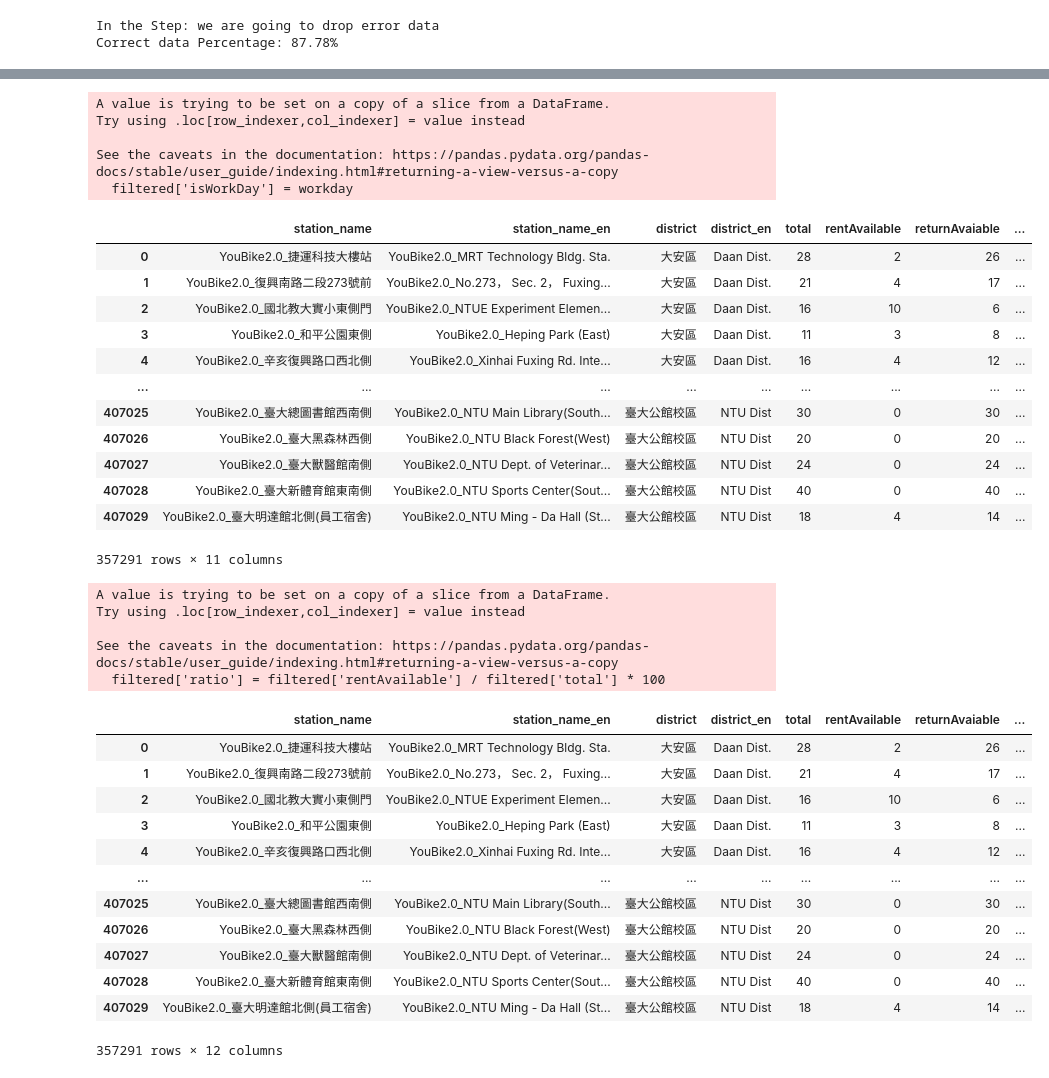
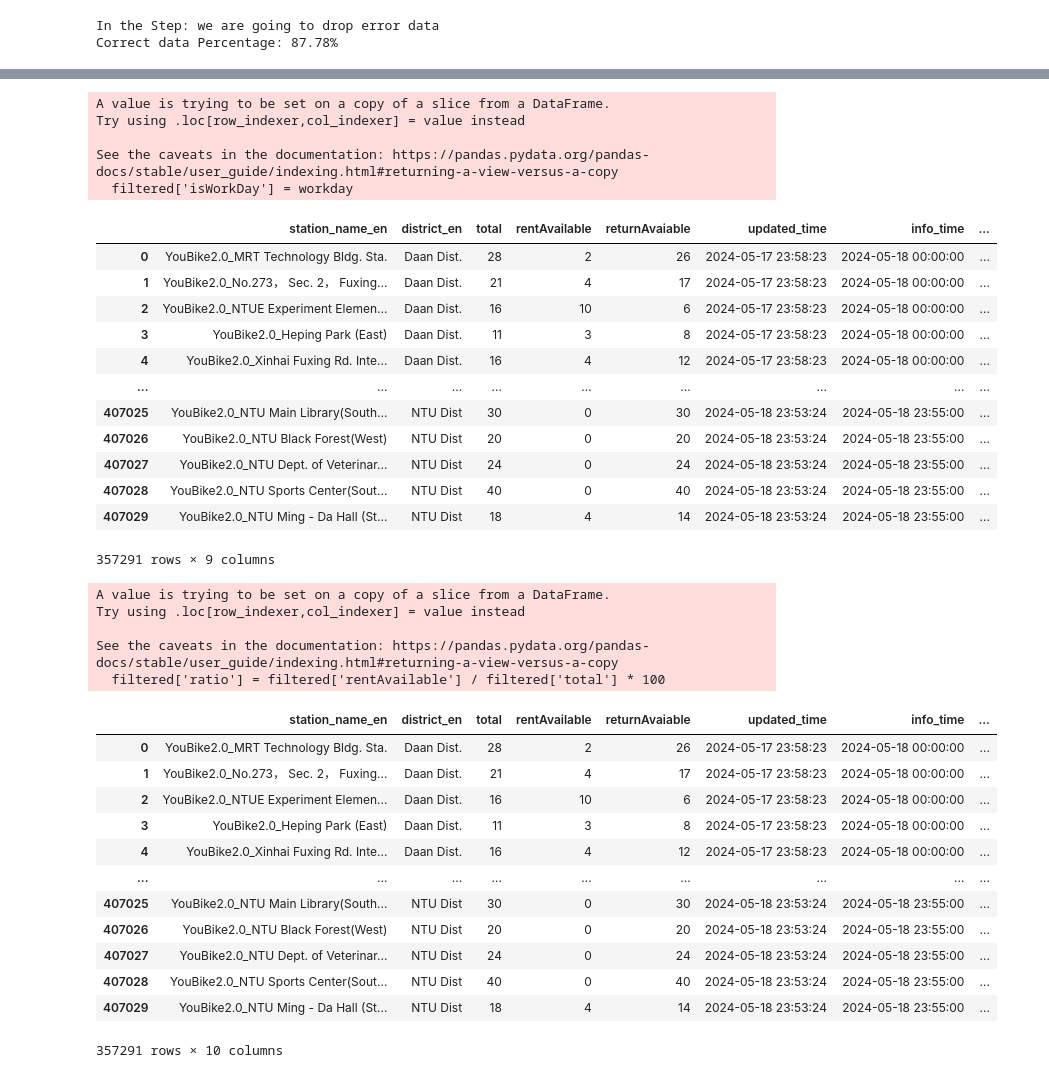
Before and after one commit to victorDeveloper0821/UbikeDataAnalysis, a Jupyter notebook: youBikeAnalytics.ipynb, the cells around one changed output, grey strips where cells are left out. Drawn from its saved outputs; the diff is of its cells as text; code cells hidden in the pictures.

```diff
--- a/youBikeAnalytics.ipynb
+++ b/youBikeAnalytics.ipynb
@@ -82,7 +80,7 @@ VBox(children=(VBox(children=(Checkbox(value=False, description='define the outl
 # %%
 print('In the Step: we are going to drop serial columns')
 # drop column here axis=0 indicates data in row, axis=1 indicates data in column
-bikecsv = bikecsv.drop(axis=1, columns=['_id', 'station_no'])
+bikecsv = bikecsv.drop(axis=1, columns=['_id', 'station_no','station_name','district'])
 bikecsv
 # %% [output]
 In the Step: we are going to drop serial columns
@@ -169,34 +132,32 @@ See the caveats in the documentation: https://pandas.pydata.org/pandas-docs/stab
 # %%
 ## judge if current time is workday or not
 def isWorkHour (timeSeries):
     work_day = timeSeries.weekday() < 5
     work_hour = timeSeries.hour >= 8 & timeSeries.hour < 19
     return work_day & work_hour
 
 workday = filtered['info_time'].apply(isWorkHour)
 
 filtered['isWorkDay'] = workday
-
-filtered
 # %% [output]
 A value is trying to be set on a copy of a slice from a DataFrame.
 Try using .loc[row_indexer,col_indexer] = value instead
 
 See the caveats in the documentation: https://pandas.pydata.org/pandas-docs/stable/user_guide/indexing.html#returning-a-view-versus-a-copy
   filtered['isWorkDay'] = workday
-|  | station_name | station_name_en | district | district_en | total | rentAvailable | returnAvaiable | ... |
-| 0 | YouBike2.0_捷運科技大樓站 | YouBike2.0_MRT Technology Bldg. Sta. | 大安區 | Daan Dist. | 28 | 2 | 26 | ... |
-| 1 | YouBike2.0_復興南路二段273號前 | YouBike2.0_No.273， Sec. 2， Fuxing... | 大安區 | Daan Dist. | 21 | 4 | 17 | ... |
-| 2 | YouBike2.0_國北教大實小東側門 | YouBike2.0_NTUE Experiment Elemen... | 大安區 | Daan Dist. | 16 | 10 | 6 | ... |
-| 3 | YouBike2.0_和平公園東側 | YouBike2.0_Heping Park (East) | 大安區 | Daan Dist. | 11 | 3 | 8 | ... |
-| 4 | YouBike2.0_辛亥復興路口西北側 | YouBike2.0_Xinhai Fuxing Rd. Inte... | 大安區 | Daan Dist. | 16 | 4 | 12 | ... |
+|  | station_name_en | district_en | total | rentAvailable | returnAvaiable | updated_time | info_time | ... |
+| 0 | YouBike2.0_MRT Technology Bldg. Sta. | Daan Dist. | 28 | 2 | 26 | 2024-05-17 23:58:23 | 2024-05-18 00:00:00 | ... |
+| 1 | YouBike2.0_No.273， Sec. 2， Fuxing... | Daan Dist. | 21 | 4 | 17 | 2024-05-17 23:58:23 | 2024-05-18 00:00:00 | ... |
+| 2 | YouBike2.0_NTUE Experiment Elemen... | Daan Dist. | 16 | 10 | 6 | 2024-05-17 23:58:23 | 2024-05-18 00:00:00 | ... |
+| 3 | YouBike2.0_Heping Park (East) | Daan Dist. | 11 | 3 | 8 | 2024-05-17 23:58:23 | 2024-05-18 00:00:00 | ... |
+| 4 | YouBike2.0_Xinhai Fuxing Rd. Inte... | Daan Dist. | 16 | 4 | 12 | 2024-05-17 23:58:23 | 2024-05-18 00:00:00 | ... |
 | ... | ... | ... | ... | ... | ... | ... | ... | ... |
-| 407025 | YouBike2.0_臺大總圖書館西南側 | YouBike2.0_NTU Main Library(South... | 臺大公館校區 | NTU Dist | 30 | 0 | 30 | ... |
-| 407026 | YouBike2.0_臺大黑森林西側 | YouBike2.0_NTU Black Forest(West) | 臺大公館校區 | NTU Dist | 20 | 0 | 20 | ... |
-| 407027 | YouBike2.0_臺大獸醫館南側 | YouBike2.0_NTU Dept. of Veterinar... | 臺大公館校區 | NTU Dist | 24 | 0 | 24 | ... |
-| 407028 | YouBike2.0_臺大新體育館東南側 | YouBike2.0_NTU Sports Center(Sout... | 臺大公館校區 | NTU Dist | 40 | 0 | 40 | ... |
-| 407029 | YouBike2.0_臺大明達館北側(員工宿舍) | YouBike2.0_NTU Ming - Da Hall (St... | 臺大公館校區 | NTU Dist | 18 | 4 | 14 | ... |
+| 407025 | YouBike2.0_NTU Main Library(South... | NTU Dist | 30 | 0 | 30 | 2024-05-18 23:53:24 | 2024-05-18 23:55:00 | ... |
+| 407026 | YouBike2.0_NTU Black Forest(West) | NTU Dist | 20 | 0 | 20 | 2024-05-18 23:53:24 | 2024-05-18 23:55:00 | ... |
+| 407027 | YouBike2.0_NTU Dept. of Veterinar... | NTU Dist | 24 | 0 | 24 | 2024-05-18 23:53:24 | 2024-05-18 23:55:00 | ... |
+| 407028 | YouBike2.0_NTU Sports Center(Sout... | NTU Dist | 40 | 0 | 40 | 2024-05-18 23:53:24 | 2024-05-18 23:55:00 | ... |
+| 407029 | YouBike2.0_NTU Ming - Da Hall (St... | NTU Dist | 18 | 4 | 14 | 2024-05-18 23:53:24 | 2024-05-18 23:55:00 | ... |
-357291 rows × 11 columns
+357291 rows × 9 columns
 # %%
 ## Add ratio between rentAvailable and total
 filtered['ratio'] = filtered['rentAvailable'] / filtered['total'] * 100
@@ -208,18 +169,18 @@ Try using .loc[row_indexer,col_indexer] = value instead
 
 See the caveats in the documentation: https://pandas.pydata.org/pandas-docs/stable/user_guide/indexing.html#returning-a-view-versus-a-copy
   filtered['ratio'] = filtered['rentAvailable'] / filtered['total'] * 100
-|  | station_name | station_name_en | district | district_en | total | rentAvailable | returnAvaiable | ... |
-| 0 | YouBike2.0_捷運科技大樓站 | YouBike2.0_MRT Technology Bldg. Sta. | 大安區 | Daan Dist. | 28 | 2 | 26 | ... |
-| 1 | YouBike2.0_復興南路二段273號前 | YouBike2.0_No.273， Sec. 2， Fuxing... | 大安區 | Daan Dist. | 21 | 4 | 17 | ... |
-| 2 | YouBike2.0_國北教大實小東側門 | YouBike2.0_NTUE Experiment Elemen... | 大安區 | Daan Dist. | 16 | 10 | 6 | ... |
-| 3 | YouBike2.0_和平公園東側 | YouBike2.0_Heping Park (East) | 大安區 | Daan Dist. | 11 | 3 | 8 | ... |
-| 4 | YouBike2.0_辛亥復興路口西北側 | YouBike2.0_Xinhai Fuxing Rd. Inte... | 大安區 | Daan Dist. | 16 | 4 | 12 | ... |
+|  | station_name_en | district_en | total | rentAvailable | returnAvaiable | updated_time | info_time | ... |
+| 0 | YouBike2.0_MRT Technology Bldg. Sta. | Daan Dist. | 28 | 2 | 26 | 2024-05-17 23:58:23 | 2024-05-18 00:00:00 | ... |
+| 1 | YouBike2.0_No.273， Sec. 2， Fuxing... | Daan Dist. | 21 | 4 | 17 | 2024-05-17 23:58:23 | 2024-05-18 00:00:00 | ... |
+| 2 | YouBike2.0_NTUE Experiment Elemen... | Daan Dist. | 16 | 10 | 6 | 2024-05-17 23:58:23 | 2024-05-18 00:00:00 | ... |
+| 3 | YouBike2.0_Heping Park (East) | Daan Dist. | 11 | 3 | 8 | 2024-05-17 23:58:23 | 2024-05-18 00:00:00 | ... |
+| 4 | YouBike2.0_Xinhai Fuxing Rd. Inte... | Daan Dist. | 16 | 4 | 12 | 2024-05-17 23:58:23 | 2024-05-18 00:00:00 | ... |
 | ... | ... | ... | ... | ... | ... | ... | ... | ... |
-| 407025 | YouBike2.0_臺大總圖書館西南側 | YouBike2.0_NTU Main Library(South... | 臺大公館校區 | NTU Dist | 30 | 0 | 30 | ... |
-| 407026 | YouBike2.0_臺大黑森林西側 | YouBike2.0_NTU Black Forest(West) | 臺大公館校區 | NTU Dist | 20 | 0 | 20 | ... |
-| 407027 | YouBike2.0_臺大獸醫館南側 | YouBike2.0_NTU Dept. of Veterinar... | 臺大公館校區 | NTU Dist | 24 | 0 | 24 | ... |
-| 407028 | YouBike2.0_臺大新體育館東南側 | YouBike2.0_NTU Sports Center(Sout... | 臺大公館校區 | NTU Dist | 40 | 0 | 40 | ... |
-| 407029 | YouBike2.0_臺大明達館北側(員工宿舍) | YouBike2.0_NTU Ming - Da Hall (St... | 臺大公館校區 | NTU Dist | 18 | 4 | 14 | ... |
+| 407025 | YouBike2.0_NTU Main Library(South... | NTU Dist | 30 | 0 | 30 | 2024-05-18 23:53:24 | 2024-05-18 23:55:00 | ... |
+| 407026 | YouBike2.0_NTU Black Forest(West) | NTU Dist | 20 | 0 | 20 | 2024-05-18 23:53:24 | 2024-05-18 23:55:00 | ... |
+| 407027 | YouBike2.0_NTU Dept. of Veterinar... | NTU Dist | 24 | 0 | 24 | 2024-05-18 23:53:24 | 2024-05-18 23:55:00 | ... |
+| 407028 | YouBike2.0_NTU Sports Center(Sout... | NTU Dist | 40 | 0 | 40 | 2024-05-18 23:53:24 | 2024-05-18 23:55:00 | ... |
+| 407029 | YouBike2.0_NTU Ming - Da Hall (St... | NTU Dist | 18 | 4 | 14 | 2024-05-18 23:53:24 | 2024-05-18 23:55:00 | ... |
-357291 rows × 12 columns
+357291 rows × 10 columns
 # %%
 groupByHourAndDistrict = filtered.groupby([filtered['info_time'].dt.hour, 'district_en'])
```
Also changed, not shown: parts of 14 cells of this notebook.
